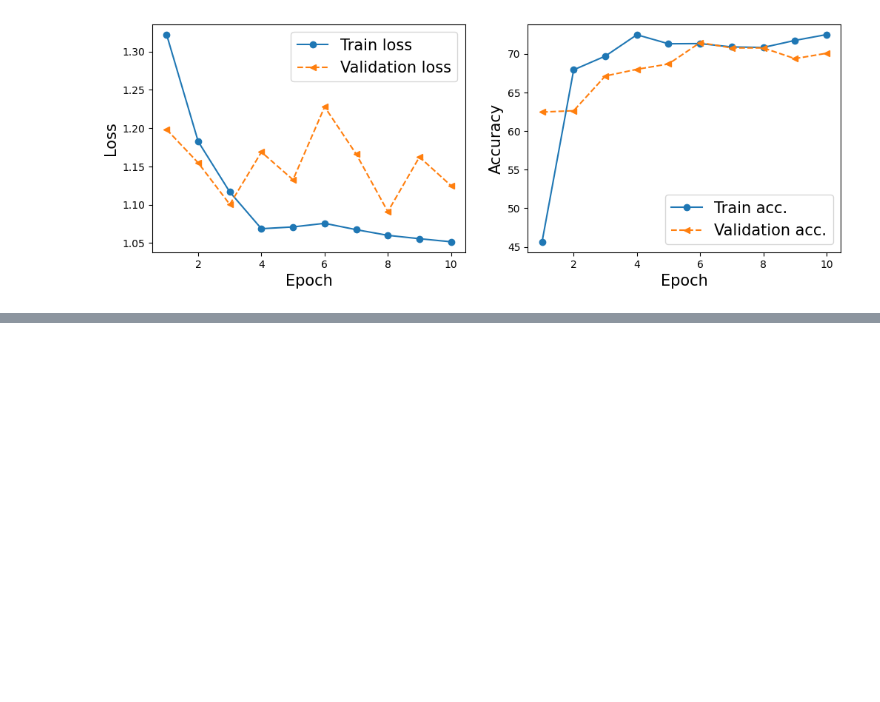
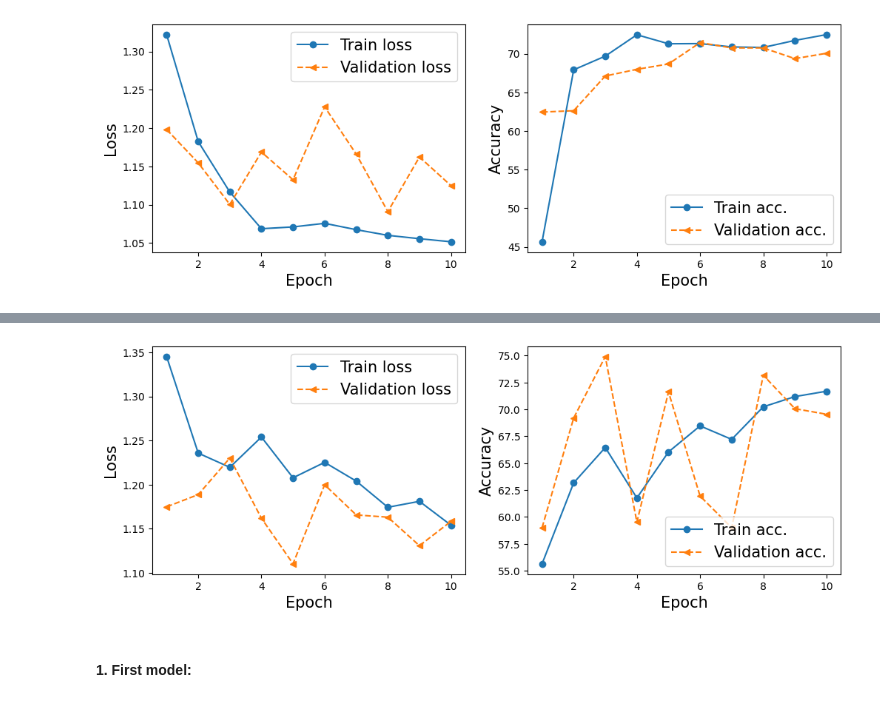
Before and after one commit to EsosaOrumwese/Msc_Research_Project_Multi-Task-Learning_CNN-GRU-biLSTM, a Jupyter notebook: driver_identification_singletask.ipynb, the cells around one changed output, grey strips where cells are left out. Cells and saved outputs as stored; diff of their text form; code cells hidden in the pictures; blank space fills up the shorter version.

```diff
--- a/driver_identification_singletask.ipynb
+++ b/driver_identification_singletask.ipynb
@@ -3306,0 +3313,12 @@ plot_history(hist)
+# %%
+criterion = nn.CrossEntropyLoss(weight=class_weights)
+model = ResNet50_GRUX(hidden_size=512, num_layers=2, dropout=0.412309)
+optimizer = optim.Adam(model.parameters(), lr=0.00101222, weight_decay=0.00534977)
+scheduler = optim.lr_scheduler.ReduceLROnPlateau(optimizer, patience=5, factor=0.635139)
+device = torch.device("cuda" if torch.cuda.is_available() else "cpu")
+
+model = model.to(device)
+# %%
+engine = ResNet50_GRU_engine(model, optimizer, scheduler, criterion, device)
+# %%
+hist = engine.train_validation(train_dl, valid_dl, epochs=20, save_path=None)
@@ -3306,0 +3336,6 @@ plot_history(hist)
+# %%
+plot_history(hist)
+# %% [output]
+[figure, added]
+# %% [markdown]
+#### 1. First model:
```
Also changed, not shown: parts of 56 cells of this notebook.
